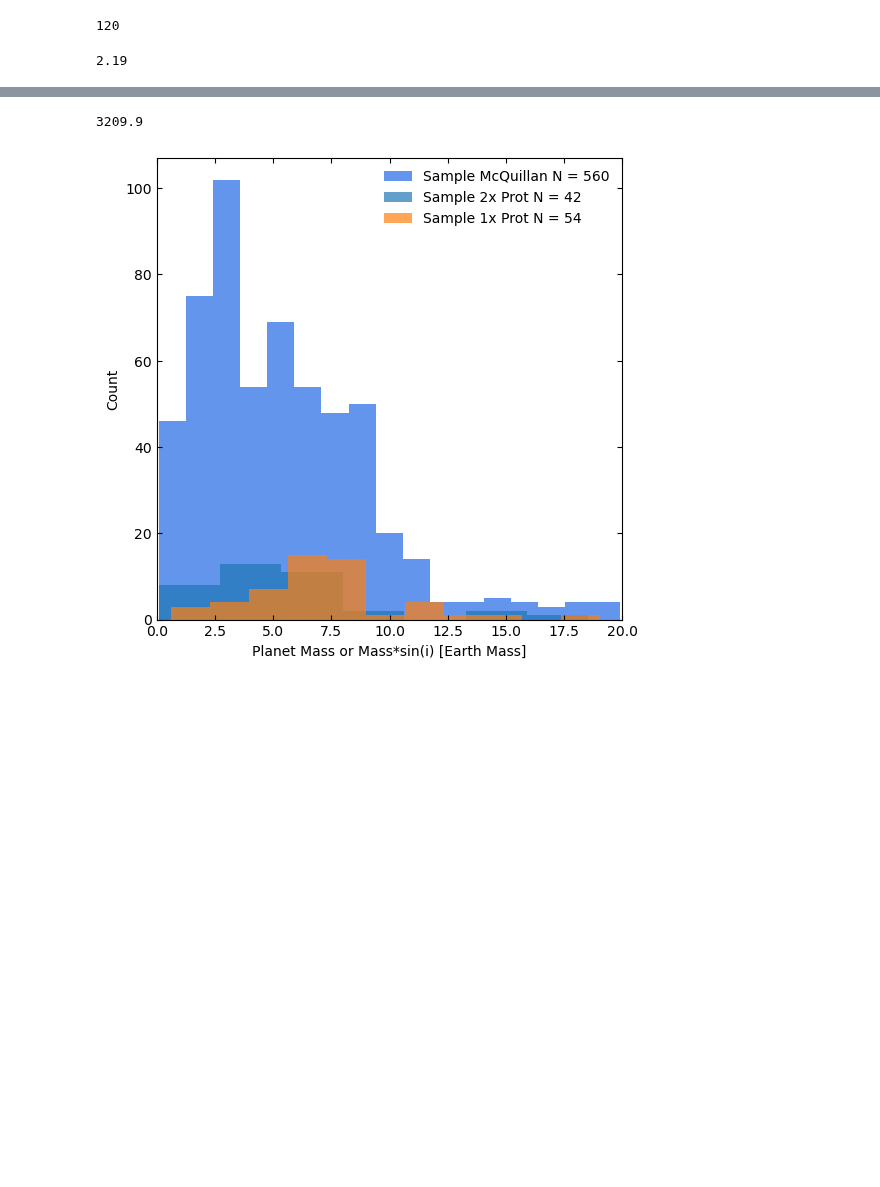
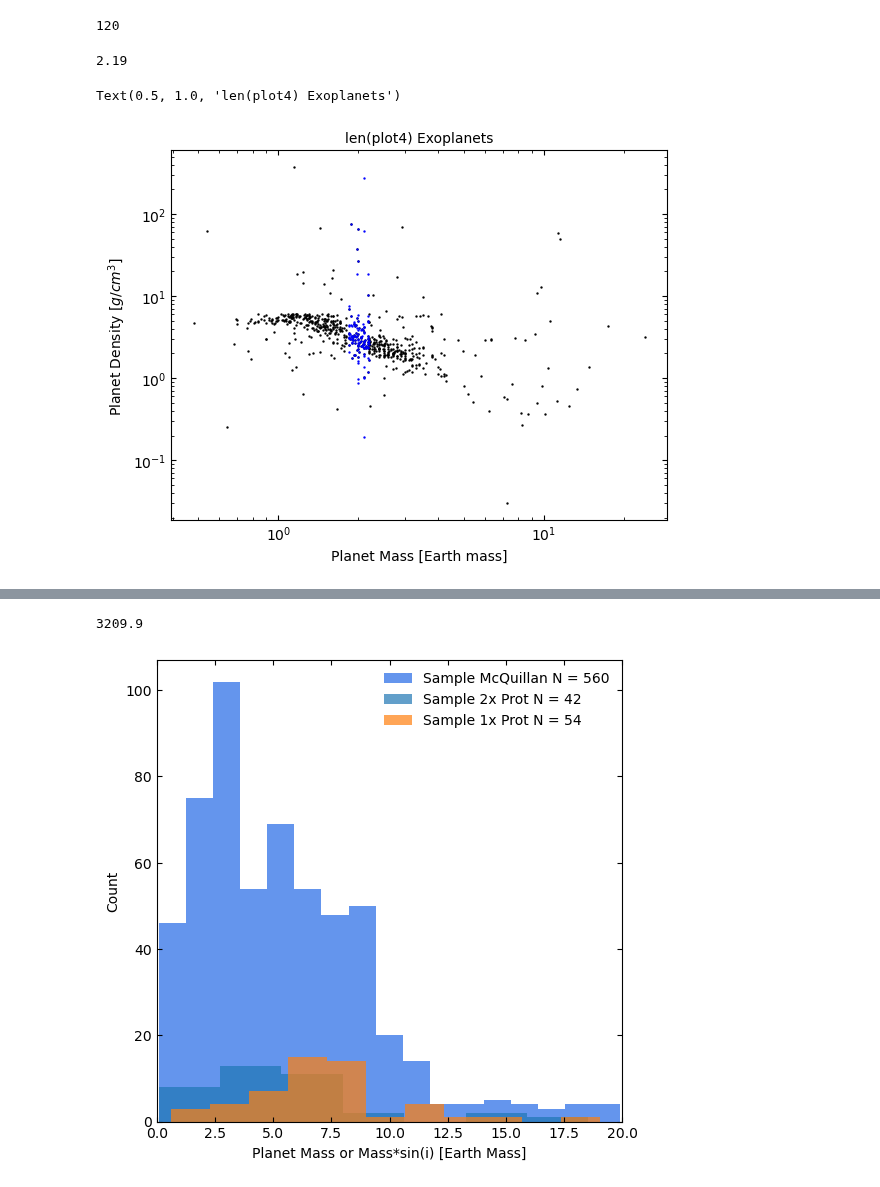
Before and after one commit to ylaksl/Exoplanets-Stats, a Jupyter notebook: analise.ipynb, the cells around one changed output, grey strips where cells are left out. Drawn from its saved outputs; the diff is of its cells as text; code cells hidden in the pictures; blank space fills up the shorter version.

```diff
--- a/analise.ipynb
+++ b/analise.ipynb
@@ -92,0 +95,26 @@ max(mini_neptunes['Rp'])
+# %%
+plot5 = sample_primordial[sample_primordial['pl_dens'] != 0 ]
+plot5 = plot5[plot5['Rp'] != 0 ]
+
+plot5 = plot5.dropna(subset=['pl_dens', 'Rp'])
+# %%
+plt.scatter(plot5['Rp'], plot5['pl_dens'],
+           s = 0.5,
+           c = 'black')
+
+plt.scatter(mini_neptunes['Rp'], mini_neptunes['pl_dens'],
+           s = 0.5,
+           c = 'blue')
+
+#plt.vlines(127, 0, 150, color = 'plum', linestyle = '--', linewidth=1.7)
+#plt.vlines(2.2, 0, 150, color = 'plum', linestyle = '--', linewidth=1.7)
+plt.xscale("log")
+plt.yscale("log")
+
+plt.tick_params(direction='in', which = 'both', bottom = 1, top =1, left = 1, right = 1)
+plt.xlabel("Planet Mass [Earth mass]")
+plt.ylabel(r'Planet Density $[g/cm^3]$')
+plt.title(r"f{len(plot4)} Exoplanets", fontsize = 10)
+# %% [output]
+Text(0.5, 1.0, 'len(plot4) Exoplanets')
+[figure, added]
```
Also changed, not shown: parts of 4 cells of this notebook, 1 other file.
